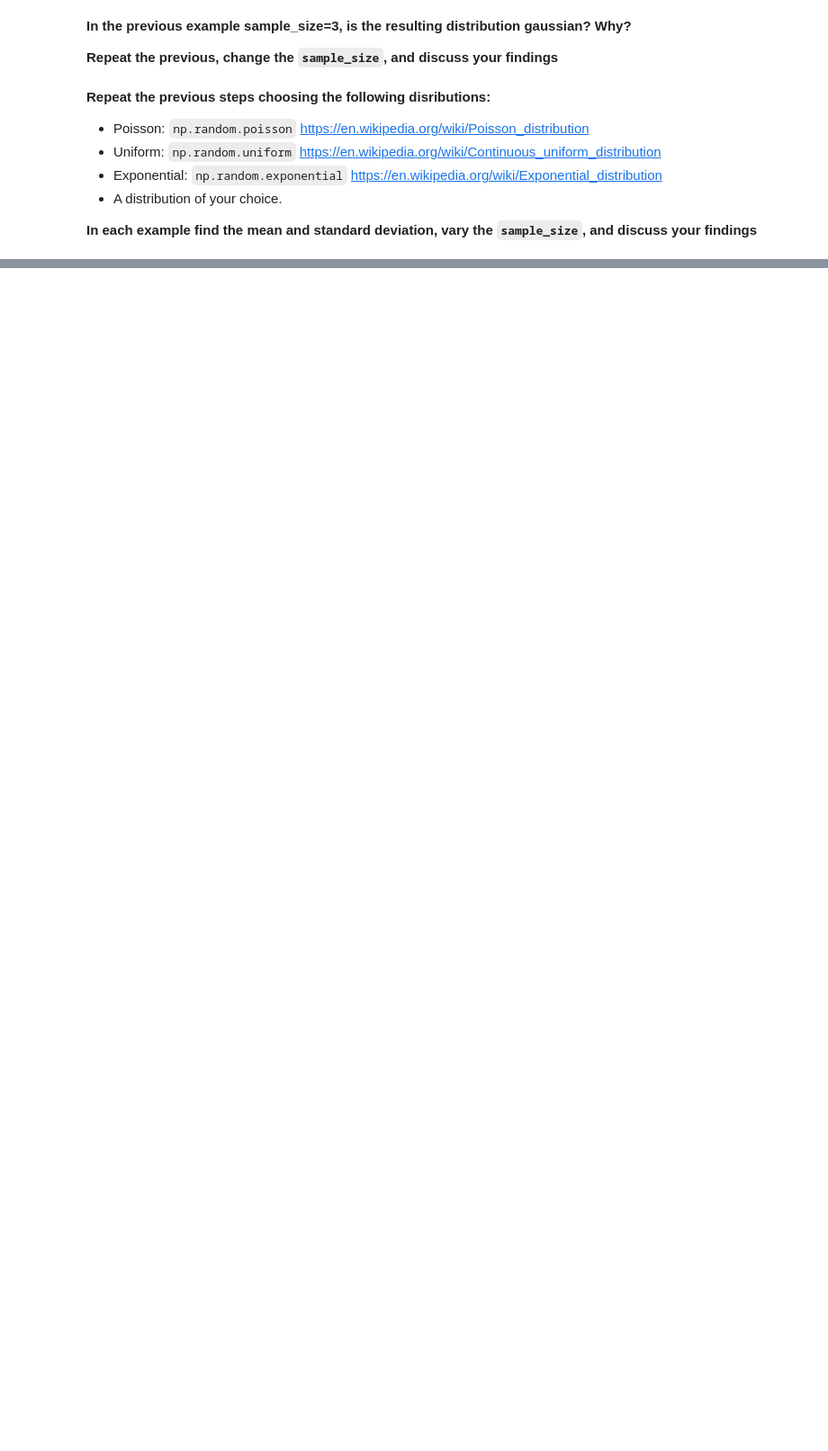
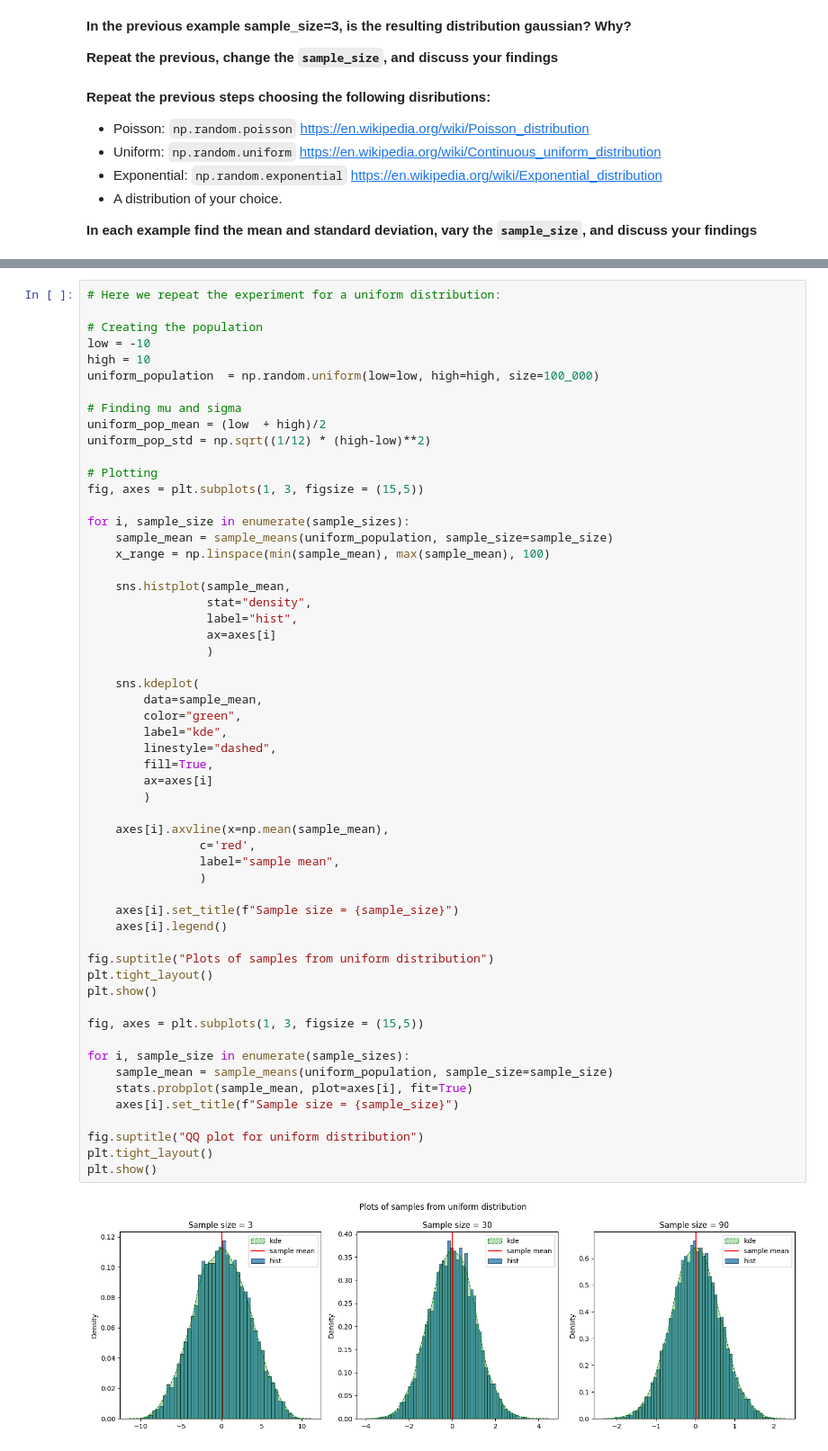
Before and after one commit to Victor-L-Almgren/Labs-and-exersizes, a Jupyter notebook: 6. Mathematical Statistics/Project part 2/Mathematical_Statistics_Project_Part_2.ipynb, the cells around one changed output, grey strips where cells are left out. Shown at 90% size. Drawn from its saved outputs; the diff is of its cells as text; blank space fills up the shorter version.

```diff
--- a/6. Mathematical Statistics/Project part 2/Mathematical_Statistics_Project_Part_2.ipynb
+++ b/6. Mathematical Statistics/Project part 2/Mathematical_Statistics_Project_Part_2.ipynb
@@ -262,0 +376,58 @@ QQ_plot(binomial_sample_means)
+# %%
+# Here we repeat the experiment for a uniform distribution:
+
+# Creating the population
+low = -10
+high = 10
+uniform_population  = np.random.uniform(low=low, high=high, size=100_000)
+
+# Finding mu and sigma
+uniform_pop_mean = (low  + high)/2
+uniform_pop_std = np.sqrt((1/12) * (high-low)**2)
+
+# Plotting
+fig, axes = plt.subplots(1, 3, figsize = (15,5))
+
+for i, sample_size in enumerate(sample_sizes):
+    sample_mean = sample_means(uniform_population, sample_size=sample_size)
+    x_range = np.linspace(min(sample_mean), max(sample_mean), 100)
+
+    sns.histplot(sample_mean,
+                 stat="density",
+                 label="hist",
+                 ax=axes[i]
+                 )
+
+    sns.kdeplot(
+        data=sample_mean,
+        color="green",
+        label="kde",
+        linestyle="dashed",
+        fill=True,
+        ax=axes[i]
+        )
+
+    axes[i].axvline(x=np.mean(sample_mean),
+                c='red',
+                label="sample mean",
+                )
+
+    axes[i].set_title(f"Sample size = {sample_size}")
+    axes[i].legend()
+
+fig.suptitle("Plots of samples from uniform distribution")
+plt.tight_layout()
+plt.show()
+
+fig, axes = plt.subplots(1, 3, figsize = (15,5))
+
+for i, sample_size in enumerate(sample_sizes):
+    sample_mean = sample_means(uniform_population, sample_size=sample_size)
+    stats.probplot(sample_mean, plot=axes[i], fit=True)
+    axes[i].set_title(f"Sample size = {sample_size}")
+
+fig.suptitle("QQ plot for uniform distribution")
+plt.tight_layout()
+plt.show()
+# %% [output]
+[figure, added]
```
Also changed, not shown: parts of 12 cells of this notebook, 1 other file.
